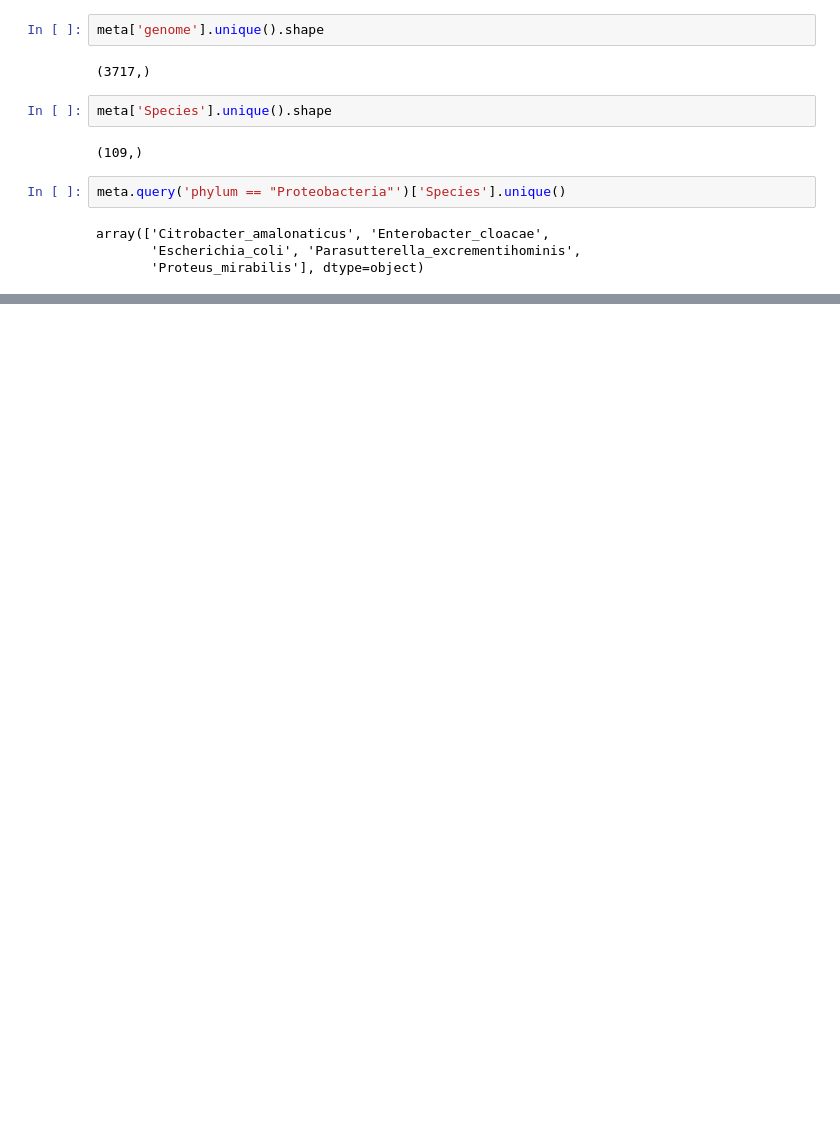
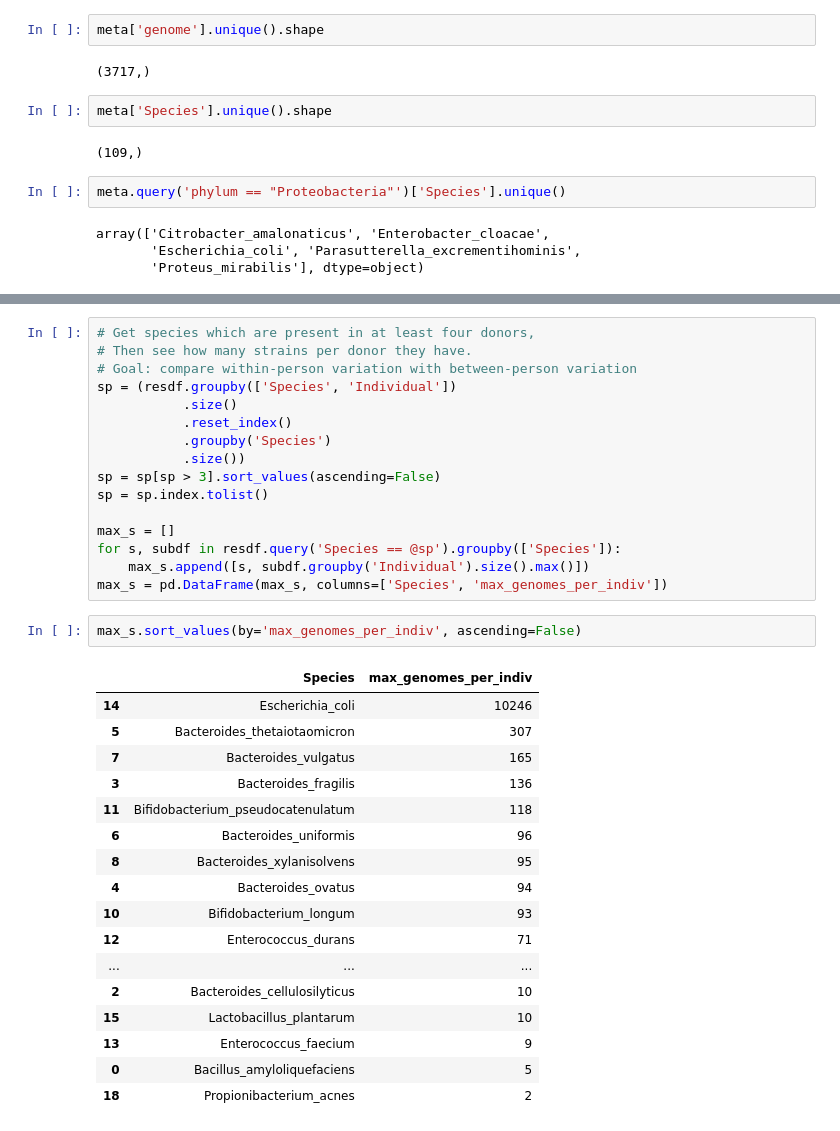
Before and after one commit to cduvallet/amr-risk, a Jupyter notebook: src/exploration/2018-05-02.explore_strict_results.ipynb, the cells around one changed output, grey strips where cells are left out. Saved outputs shown, nothing was run; the diff lists cells and outputs as text; blank space fills up the shorter version.

```diff
--- a/src/exploration/2018-05-02.explore_strict_results.ipynb
+++ b/src/exploration/2018-05-02.explore_strict_results.ipynb
@@ -486,0 +538,36 @@ array(['Citrobacter_amalonaticus', 'Enterobacter_cloacae',
+# %%
+# Get species which are present in at least four donors,
+# Then see how many strains per donor they have.
+# Goal: compare within-person variation with between-person variation
+sp = (resdf.groupby(['Species', 'Individual'])
+           .size()
+           .reset_index()
+           .groupby('Species')
+           .size())
+sp = sp[sp > 3].sort_values(ascending=False)
+sp = sp.index.tolist()
+
+max_s = []
+for s, subdf in resdf.query('Species == @sp').groupby(['Species']):
+    max_s.append([s, subdf.groupby('Individual').size().max()])
+max_s = pd.DataFrame(max_s, columns=['Species', 'max_genomes_per_indiv'])
+# %%
+max_s.sort_values(by='max_genomes_per_indiv', ascending=False)
+# %% [output]
+|  | Species | max_genomes_per_indiv |
+| 14 | Escherichia_coli | 10246 |
+| 5 | Bacteroides_thetaiotaomicron | 307 |
+| 7 | Bacteroides_vulgatus | 165 |
+| 3 | Bacteroides_fragilis | 136 |
+| 11 | Bifidobacterium_pseudocatenulatum | 118 |
+| 6 | Bacteroides_uniformis | 96 |
+| 8 | Bacteroides_xylanisolvens | 95 |
+| 4 | Bacteroides_ovatus | 94 |
+| 10 | Bifidobacterium_longum | 93 |
+| 12 | Enterococcus_durans | 71 |
+| ... | ... | ... |
+| 2 | Bacteroides_cellulosilyticus | 10 |
+| 15 | Lactobacillus_plantarum | 10 |
+| 13 | Enterococcus_faecium | 9 |
+| 0 | Bacillus_amyloliquefaciens | 5 |
+| 18 | Propionibacterium_acnes | 2 |
```
Also changed, not shown: parts of 10 cells of this notebook, 1 other file.
